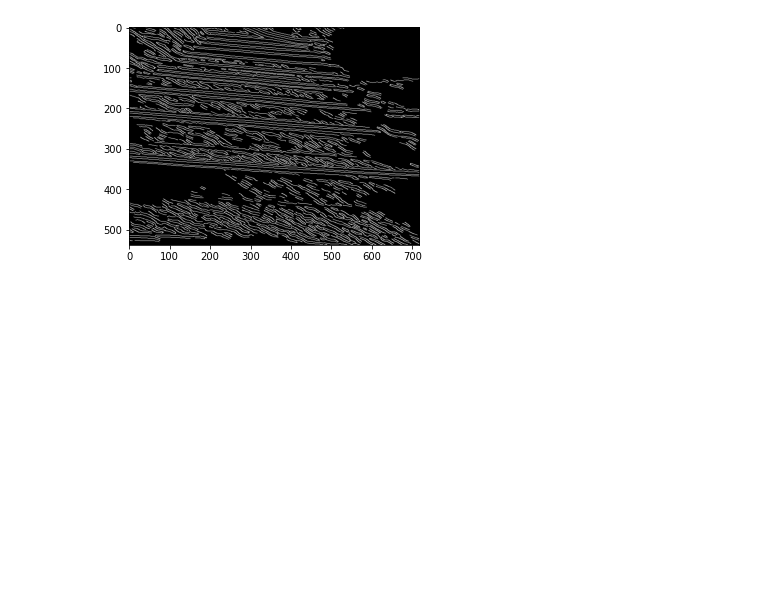
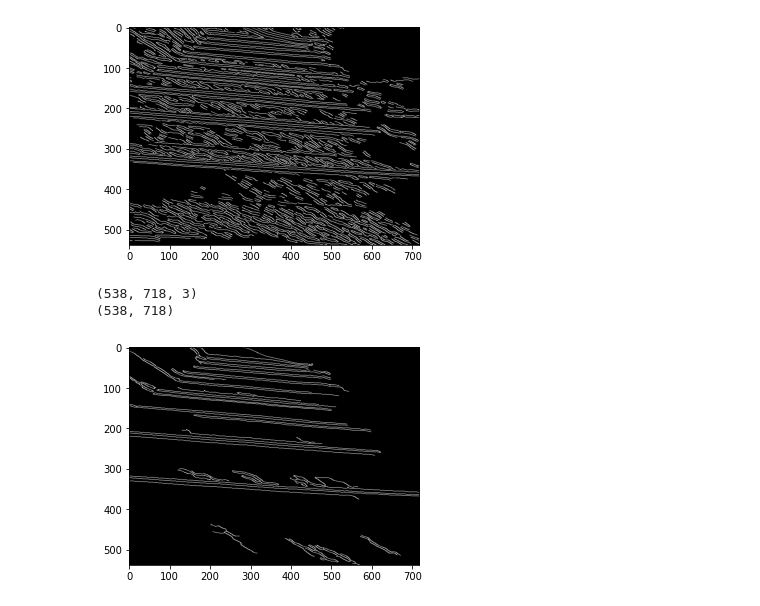
Before and after one commit to susiejojo/Stair_Climber, a Jupyter notebook: stairclimber_vision.ipynb, the cells around one changed output. Saved outputs shown, nothing was run; the diff lists cells and outputs as text; code cells hidden in the pictures; blank space fills up the shorter version.

Commit message:
Edge detection with elimination of small edges

```diff
--- a/stairclimber_vision.ipynb
+++ b/stairclimber_vision.ipynb
@@ -28,3 +27,26 @@ plt.imshow(edges)
 plt.show()
 # %% [output]
 [figure]
+# %%
+print (edges.shape)
+edges = cv2.cvtColor(edges, cv2.COLOR_BGR2GRAY)
+print (edges.shape)
+# %% [output]
+(538, 718, 3)
+(538, 718)
+# %%
+connectivity = 8
+min_size = 250
+nb_components, output, stats, centroids  = cv2.connectedComponentsWithStats(edges, connectivity)
+sizes = stats[1:, -1]
+nb_components = nb_components - 1
+img2 = edges
+# for every component in the image, you keep it only if it's above min_size
+for i in range(0, nb_components):
+    if sizes[i] < min_size:
+        img2[output == i + 1] = 0
+img2 = cv2.cvtColor(img2, cv2.COLOR_BGR2RGB)
+plt.imshow(img2)
+plt.show()
+# %% [output]
+[figure, added]
```
Also changed, not shown: parts of 1 cell of this notebook.
